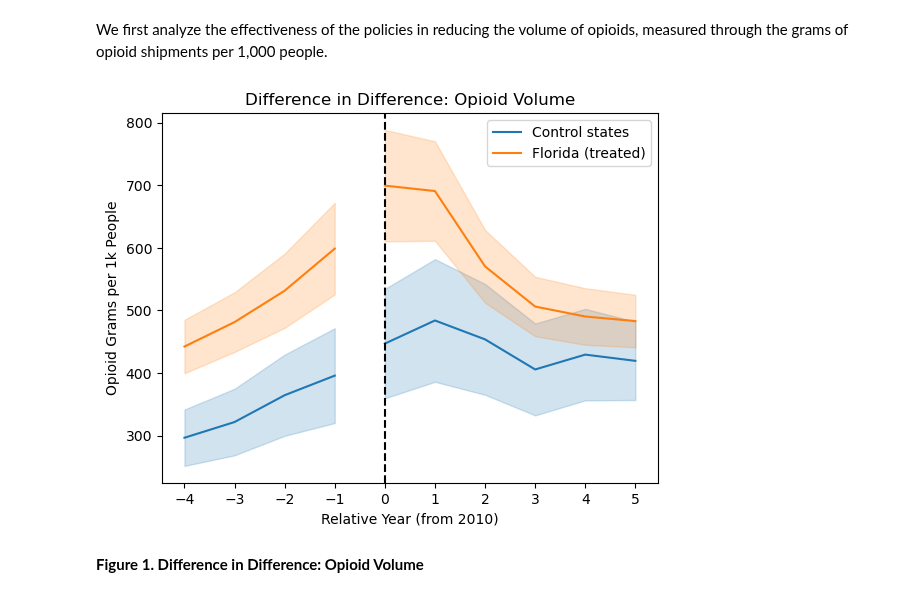
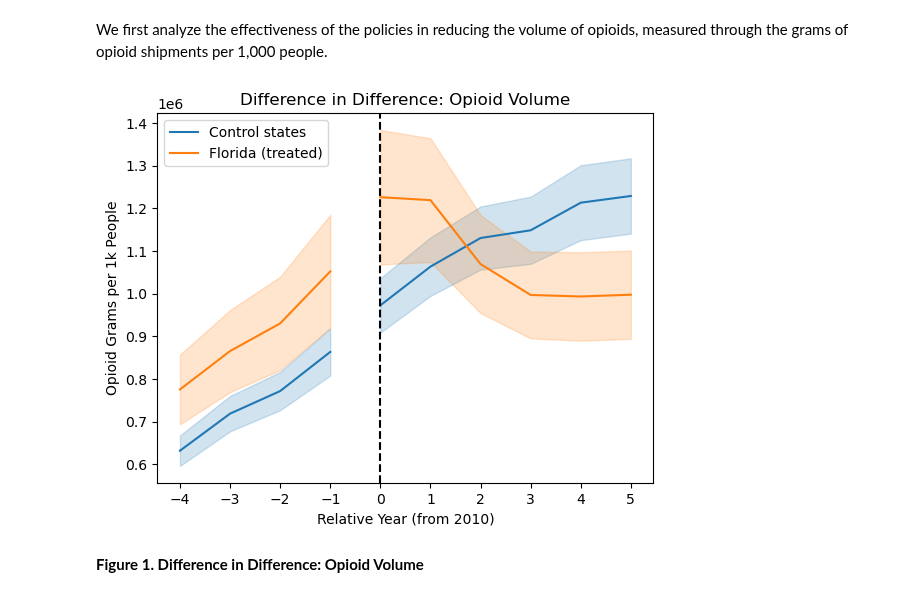
Before and after one commit to rakiranelson/IDS590-Opioids-Final-Project, a Jupyter notebook: opioid_dsm.ipynb, the cells around one changed output. Drawn from its saved outputs; the diff is of its cells as text; code cells hidden in the pictures.

```diff
--- a/opioid_dsm.ipynb
+++ b/opioid_dsm.ipynb
@@ -21,20 +21,13 @@ opioids_deaths = opioids_deaths.copy()
 opioids_deaths = opioids_deaths.drop(columns=["Unnamed: 0"])
 # %%
 # control states for prescription shipments: Delaware, New Mexico
-control_states_prescriptions = [
-    "DELAWARE",
-    "NEW MEXICO",
-]
+control_states_prescriptions = ["OHIO", "ALABAMA", "GEORGIA", "KENTUCKY"]
 opioids_states_prescriptions = opioids_prescriptions[
     opioids_prescriptions["state"].isin(control_states_prescriptions + ["FLORIDA"])
 ]
 
 # control states for overdoses: Colorado, Michigan, Nevada
-control_states_od = [
-    "COLORADO",
-    "MICHIGAN",
-    "NEVADA",
-]
+control_states_od = ["COLORADO", "MICHIGAN", "PENNSYLVANIA"]
 opioids_states_od = opioids_deaths[
     opioids_deaths["state"].isin(control_states_od + ["FLORIDA"])
 ]
@@ -113,9 +106,7 @@ post_prescriptions = opioids_states_prescriptions[
 ]
 
 pre_prescription_trends = (
-    pre_prescriptions.groupby(["policy_state", "relative_year"])[
-        "prescriptions_per_1000"
-    ]
+    pre_prescriptions.groupby(["policy_state", "relative_year"])["mme_per_1000"]
     .agg(["mean", "std", "count"])
     .reset_index()
 )
@@ -124,9 +115,7 @@ pre_prescription_trends["se"] = pre_prescription_trends["std"] / np.sqrt(
 )
 
 post_prescription_trends = (
-    post_prescriptions.groupby(["policy_state", "relative_year"])[
-        "prescriptions_per_1000"
-    ]
+    post_prescriptions.groupby(["policy_state", "relative_year"])["mme_per_1000"]
     .agg(["mean", "std", "count"])
     .reset_index()
 )
@@ -156,34 +145,34 @@ for group, d in pre_prescription_trends.groupby("policy_state"):
         alpha=0.2,
     )
 
 # part of the graph after 2010
 for group, d in post_prescription_trends.groupby("policy_state"):
     # mean line
     ax_pres.plot(
         d["relative_year"],
         d["mean"],
         color=colors[group],
     )
     # SE shading
     ax_pres.fill_between(
         d["relative_year"],
         d["mean"] - 1.96 * d["se"],
         d["mean"] + 1.96 * d["se"],
         color=colors[group],
         alpha=0.2,
     )
 
 ax_pres.axvline(0, color="black", linestyle="--")
 ax_pres.set(
     title="Difference in Difference: Opioid Volume",
     xlabel="Relative Year (from 2010)",
     ylabel="Opioid Grams per 1k People",
     xticks=sorted(opioids_states_prescriptions["relative_year"].unique()),
 )
 ax_pres.legend()
 plt.show()
 # %% [output]
-[figure, old version]
+[figure, new version]
 # %% [markdown]
 **Figure 1. Difference in Difference: Opioid Volume**
 # %% [markdown]
```
Also changed, not shown: parts of 2 cells of this notebook, 3 other files.
